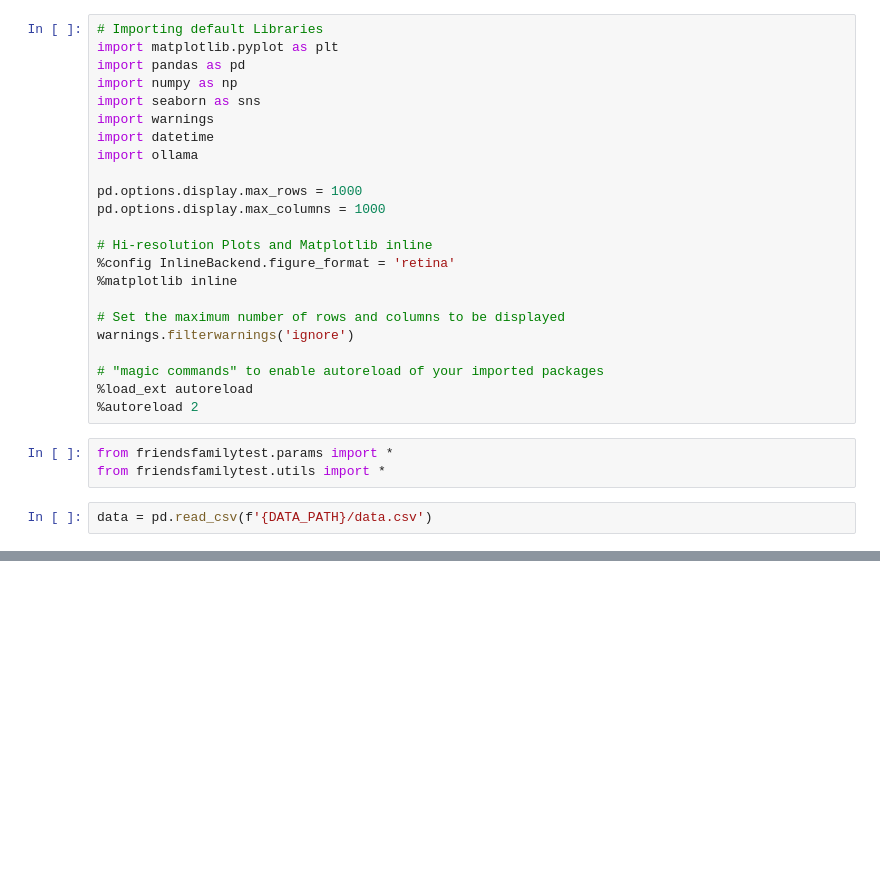
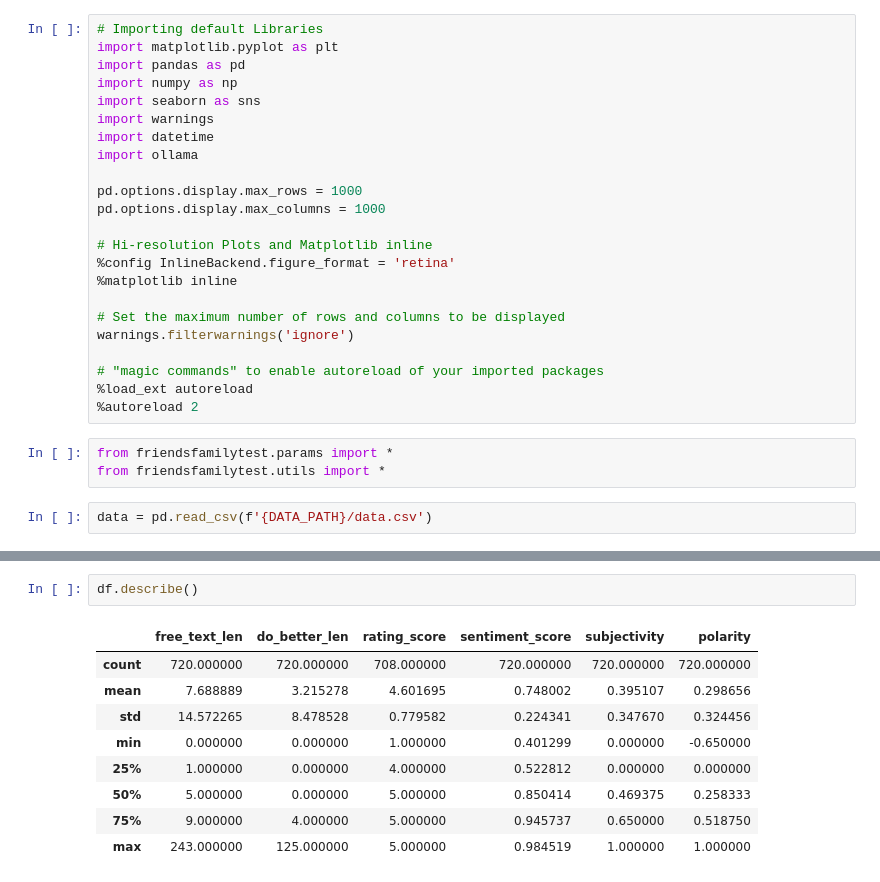
Before and after one commit to janduplessis883/friends-and-family-test-analysis, a Jupyter notebook: Llama2 Classification.ipynb, the cells around one changed output, grey strips where cells are left out. Drawn from its saved outputs; the diff is of its cells as text; blank space fills up the shorter version.

```diff
--- a/Llama2 Classification.ipynb
+++ b/Llama2 Classification.ipynb
@@ -41,0 +60,12 @@ choices =
+# %%
+df.describe()
+# %% [output]
+|  | free_text_len | do_better_len | rating_score | sentiment_score | subjectivity | polarity |
+| count | 720.000000 | 720.000000 | 708.000000 | 720.000000 | 720.000000 | 720.000000 |
+| mean | 7.688889 | 3.215278 | 4.601695 | 0.748002 | 0.395107 | 0.298656 |
+| std | 14.572265 | 8.478528 | 0.779582 | 0.224341 | 0.347670 | 0.324456 |
+| min | 0.000000 | 0.000000 | 1.000000 | 0.401299 | 0.000000 | -0.650000 |
+| 25% | 1.000000 | 0.000000 | 4.000000 | 0.522812 | 0.000000 | 0.000000 |
+| 50% | 5.000000 | 0.000000 | 5.000000 | 0.850414 | 0.469375 | 0.258333 |
+| 75% | 9.000000 | 4.000000 | 5.000000 | 0.945737 | 0.650000 | 0.518750 |
+| max | 243.000000 | 125.000000 | 5.000000 | 0.984519 | 1.000000 | 1.000000 |
```
Also changed, not shown: parts of 6 cells of this notebook, 1 other file.
